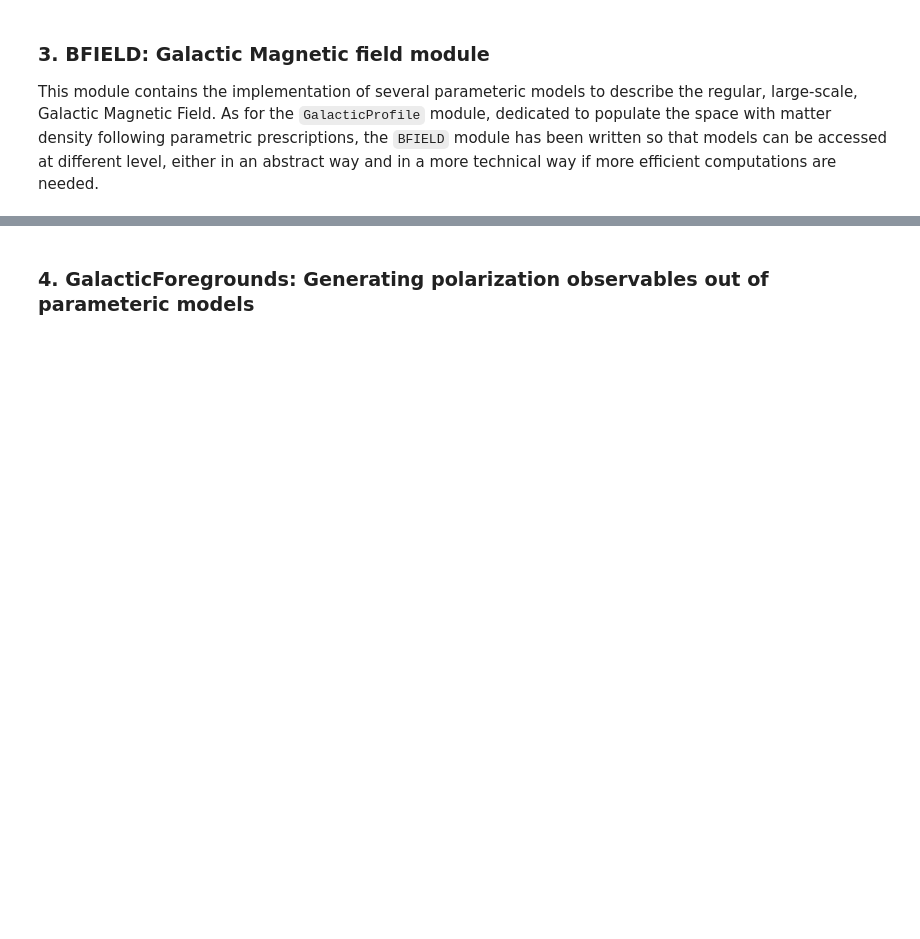
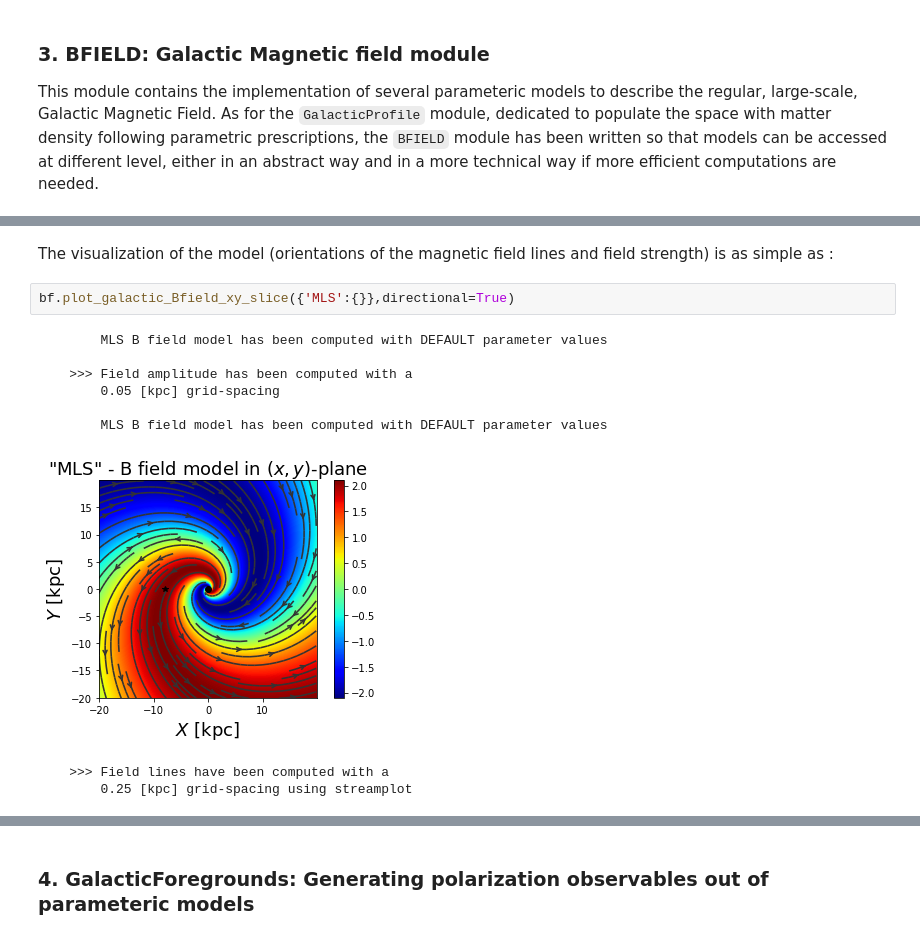
Before and after one commit to vpelgrims/gpempy, a Jupyter notebook: gpempy_overview.ipynb, the cells around one changed output, grey strips where cells are left out. Saved outputs shown, nothing was run; the diff lists cells and outputs as text; blank space fills up the shorter version.

Commit message:
[doc] overview - adding BFIELD doc

```diff
--- a/gpempy_overview.ipynb
+++ b/gpempy_overview.ipynb
@@ -285,0 +298,14 @@ As for the `GalacticProfile` module, dedicated to populate the space with matter
+# %% [markdown]
+The visualization of the model (orientations of the magnetic field lines and field strength) is as simple as :
+# %%
+bf.plot_galactic_Bfield_xy_slice({'MLS':{}},directional=True)
+# %% [output]
+        MLS B field model has been computed with DEFAULT parameter values
+
+    >>> Field amplitude has been computed with a
+        0.05 [kpc] grid-spacing
+
+        MLS B field model has been computed with DEFAULT parameter values
+[figure, added]
+    >>> Field lines have been computed with a
+        0.25 [kpc] grid-spacing using streamplot
```
Also changed, not shown: parts of 10 cells of this notebook, 1 other file.
